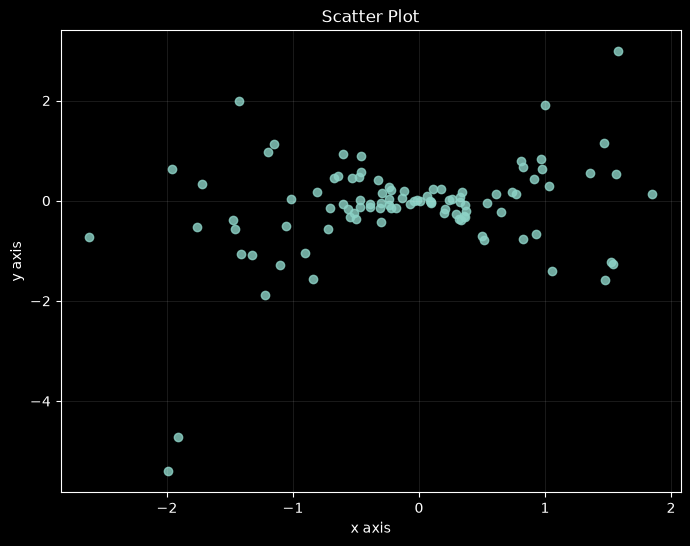
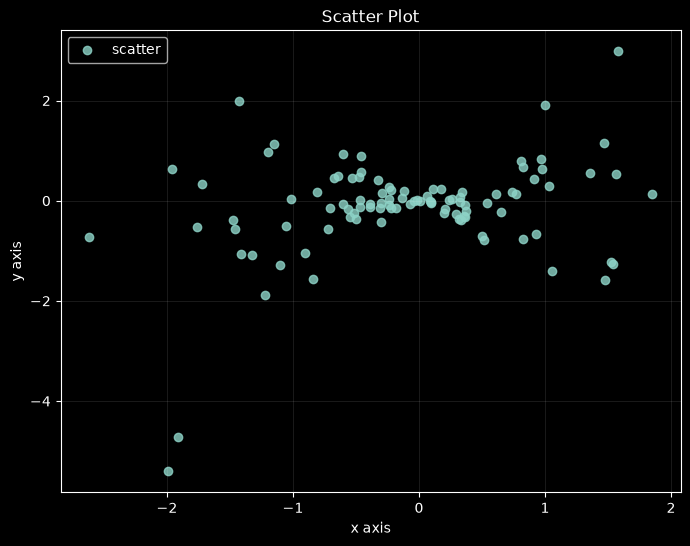
Code edit (unified diff) that turned the first committed figure into the second:
--- before
+++ after
@@ -4,8 +4,9 @@
 
 plt.figure(figsize=(8,6))
-plt.scatter(x, y, alpha=0.8)
+plt.scatter(x, y, alpha=0.8, label='scatter')
 plt.xlabel('x axis')
 plt.ylabel('y axis')
 plt.title('Scatter Plot')
 plt.grid(True, alpha=0.1)
+plt.legend()
 plt.show()

Commit: Bar charts vertical ?